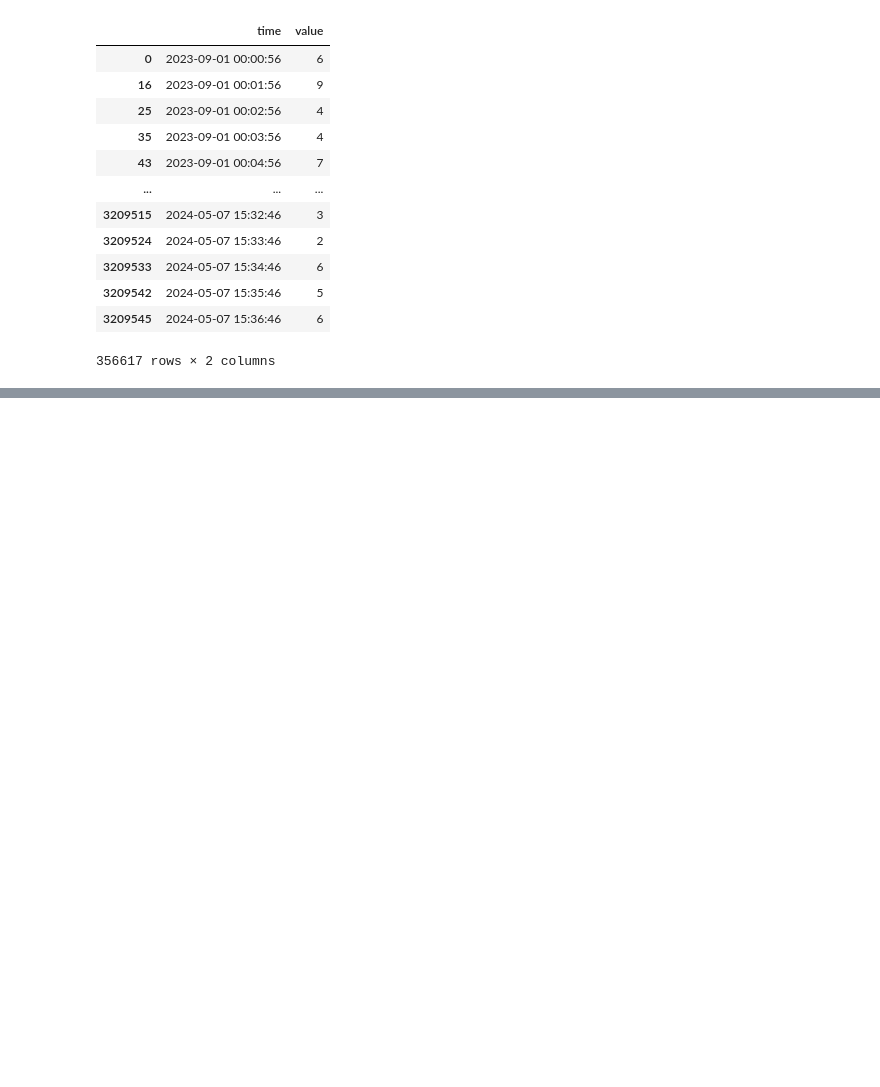
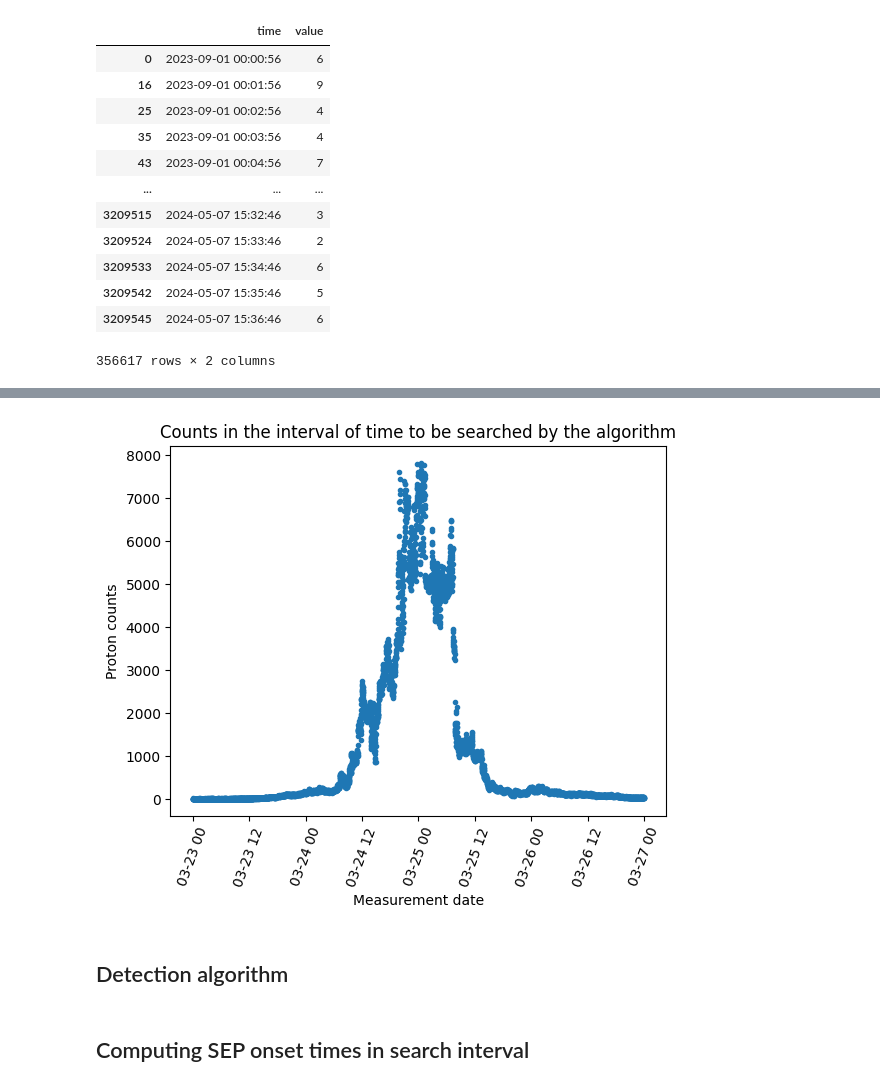
Before and after one commit to AGHRADEM/radem-notebooks, a Jupyter notebook: analysis/1_onset_analysis.ipynb, the cells around one changed output, grey strips where cells are left out. Saved outputs shown, nothing was run; the diff lists cells and outputs as text; code cells hidden in the pictures; blank space fills up the shorter version.

Commit message:
Simple implementation of the poisson-cusum SEP onset determination algorithm.

```diff
--- a/analysis/1_onset_analysis.ipynb
+++ b/analysis/1_onset_analysis.ipynb
@@ -50,0 +88,4 @@ protons_bin_1.drop('bin', axis=1)
+# %%
+search_start, search_end = datetime.datetime(2024, 3, 23), datetime.datetime(2024, 3, 27)
+search_df = protons_bin_1[(protons_bin_1['time'] >= search_start) & (protons_bin_1['time'] <= search_end)]
+search_df.reset_index(drop=True, inplace=True) # This is to ensure that the indices from the main df are not retained
@@ -51,3 +108,14 @@ protons_bin_1.drop('bin', axis=1)
+# %%
+plt.scatter(x=search_df['time'], y=search_df['value'], marker='.')
+plt.xlabel("Measurement date")
+plt.ylabel("Proton counts")
+plt.title("Counts in the interval of time to be searched by the algorithm")
+plt.xticks(rotation=70) # To rotate the dates by 70 degrees
+plt.show()
+# %% [output]
+[figure, added]
+# %% [markdown]
+## Detection algorithm
 # %%
 # TODO: Rewrite with validation and more types. For example a pd.Series instead of pd.DataFrame
 # TODO: Different naming for `sigma`, `cusum_window` and `channel`
@@ -79,3 +147,5 @@ def find_onset(series: pd.Series, background_mu_sigma: Tuple[float, float], cusu
             break
 
     return onset_time
+# %% [markdown]
+## Computing SEP onset times in search interval
```
Also changed, not shown: parts of 15 cells of this notebook, 3 other files.
